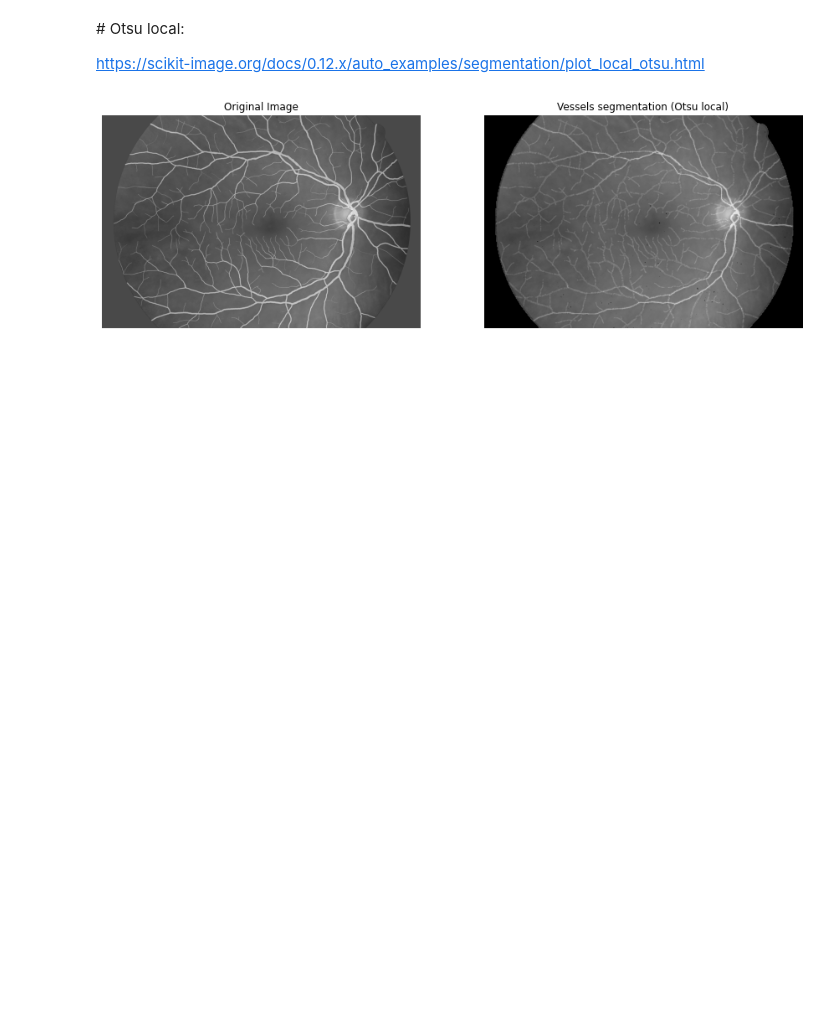
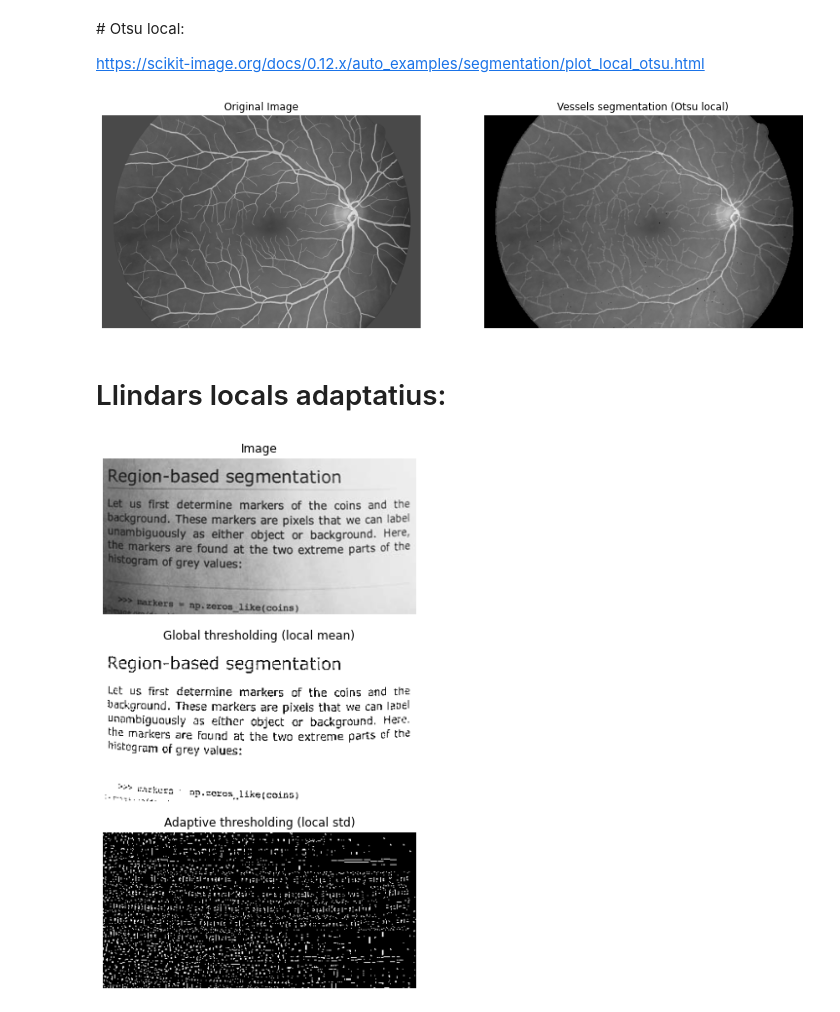
Before and after one commit to raulbenitez/PIB, a Jupyter notebook: Binaritzacio_Otsu.ipynb, the cells around one changed output. Drawn from its saved outputs; the diff is of its cells as text; code cells hidden in the pictures; blank space fills up the shorter version.

```diff
--- a/Binaritzacio_Otsu.ipynb
+++ b/Binaritzacio_Otsu.ipynb
@@ -191,3 +191,38 @@ ax2.set_axis_off()
 plt.show()
 # %% [output]
 [figure]
+# %% [markdown]
+# Llindars locals adaptatius:
+# %%
+from skimage import data
+from skimage.filters import threshold_local
+
+image = data.page()
+
+# local mean:
+block_size = 5
+binary_image1 = image > 0.7*threshold_local(image,block_size, 'mean')
+
+# Criteris personalitzats: local mean + std:
+func = lambda arr: arr.mean() + arr.std()
+binary_image2 = image > threshold_local(image, block_size, 'generic',param=func)
+
+fig, axes = plt.subplots(nrows=3, figsize=(14, 10))
+ax0, ax1, ax2 = axes
+plt.gray()
+
+ax0.imshow(image)
+ax0.set_title('Image')
+
+ax1.imshow(binary_image1)
+ax1.set_title('Global thresholding (local mean)')
+
+ax2.imshow(binary_image2)
+ax2.set_title('Adaptive thresholding (local std)')
+
+for ax in axes:
+    ax.axis('off')
+
+plt.show()
+# %% [output]
+[figure, added]
```
Also changed, not shown: parts of 5 cells of this notebook.
